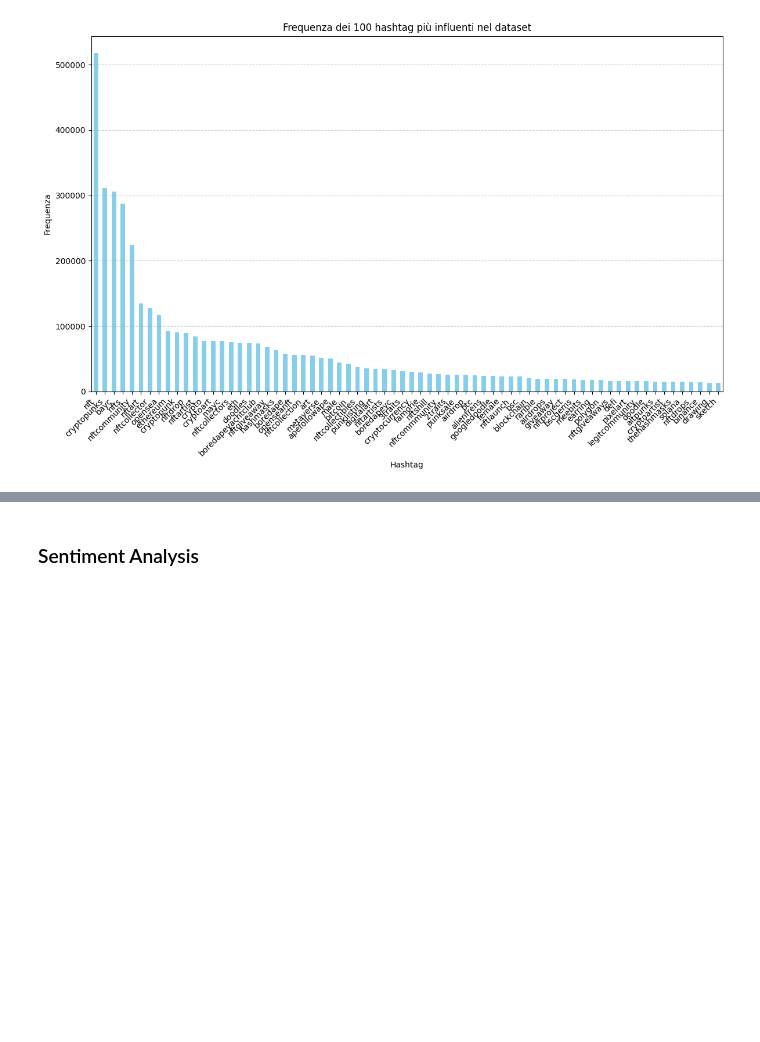
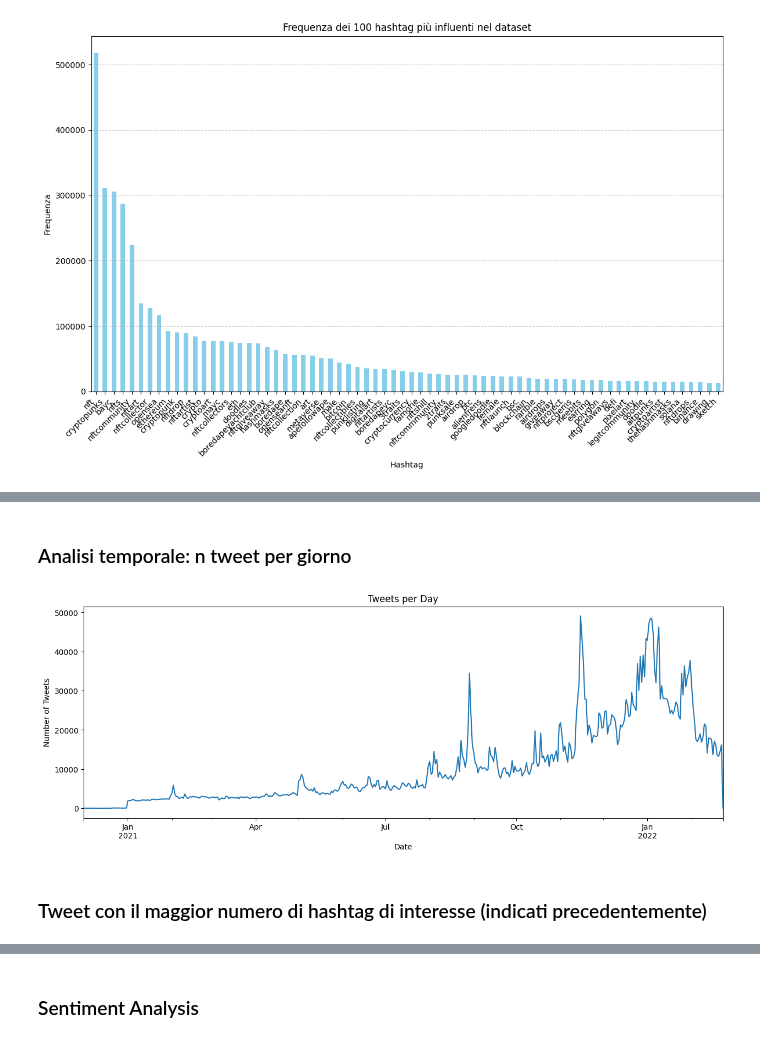
Before and after one commit to riccardospini98/Blockchain, a Jupyter notebook: tweet_SA.ipynb, the cells around one changed output, grey strips where cells are left out. Cells and saved outputs as stored; diff of their text form; code cells hidden in the pictures; blank space fills up the shorter version.

```diff
--- a/tweet_SA.ipynb
+++ b/tweet_SA.ipynb
@@ -359,14 +356,0 @@ plt.show()
-# %%
-# Funzione per estrarre gli hashtag dal testo del tweet utilizzando espressioni regolari
-def extract_hashtags(text):
-    return re.findall(r'#(\w+)', text)
-
-# Estrai gli hashtag dai tweet filtrati
-tweets_df_final['tweet_hashtags'] = tweets_df_final['content'].apply(extract_hashtags)
-
-# Confronta con la lista degli hashtag di interesse
-desired_hashtags = ["nft", "cryptopunks", "bayc", "nfts", "nftcommunity", "nftart", "nftcollector", "opensea", "ethereum", "cryptopunk"]
-
-tweets_with_desired_hashtags = tweets_df_final[tweets_df_final['tweet_hashtags'].apply(lambda hashtags: any(hashtag.lower() in desired_hashtags for hashtag in hashtags))]
-
-# Ora puoi eseguire ulteriori analisi sui tweet che contengono gli hashtag desiderati
@@ -378,0 +401,20 @@ tweets_with_desired_hashtags = tweets_df_final[tweets_df_final['tweet_hashtags']
+# %% [markdown]
+### Analisi temporale: n tweet per giorno
+# %%
+# Analisi temporale per il numero di tweet per giorno
+tweets_df_final.set_index('created_at', inplace=True)
+
+# Resample per giorno e conta i tweet
+tweets_per_day = tweets_df_final['tweet_id'].resample('D').count()
+
+# Grafico dei tweet per giorno
+plt.figure(figsize=(15, 5))
+tweets_per_day.plot()
+plt.title('Tweets per Day')
+plt.ylabel('Number of Tweets')
+plt.xlabel('Date')
+plt.show()
+# %% [output]
+[figure, added]
+# %% [markdown]
+### Tweet con il maggior numero di hashtag di interesse (indicati precedentemente)
```
Also changed, not shown: parts of 10 cells of this notebook.
